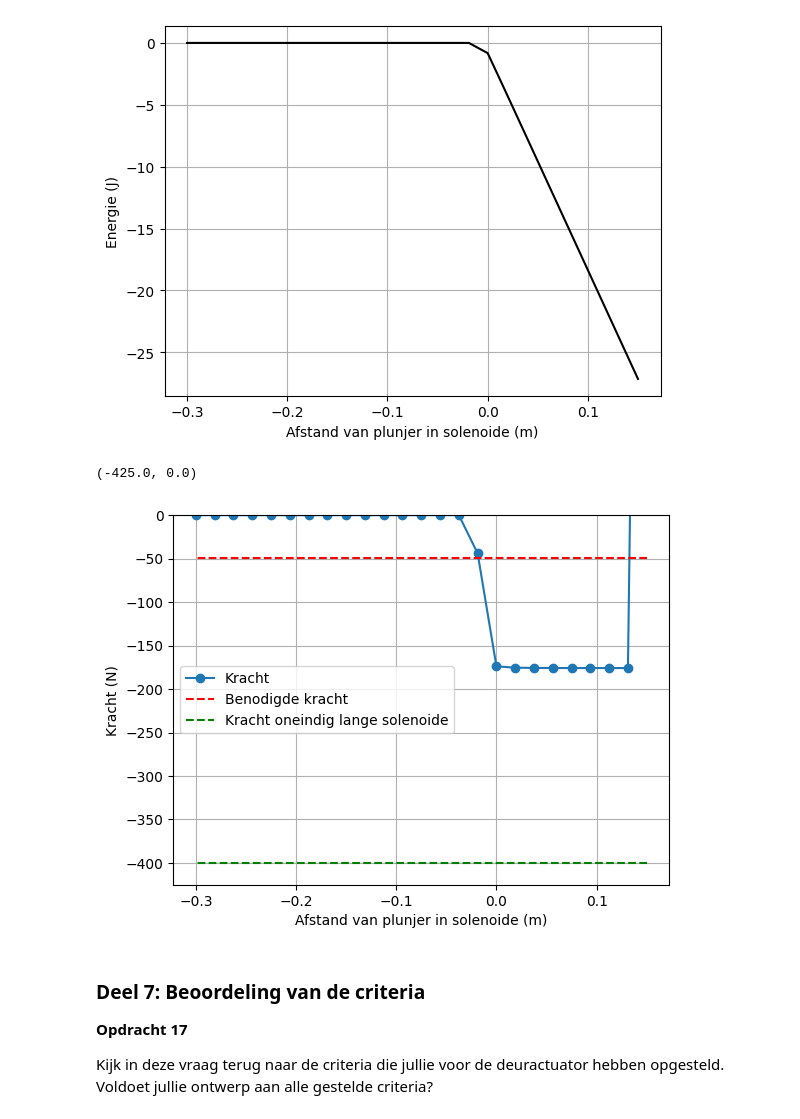
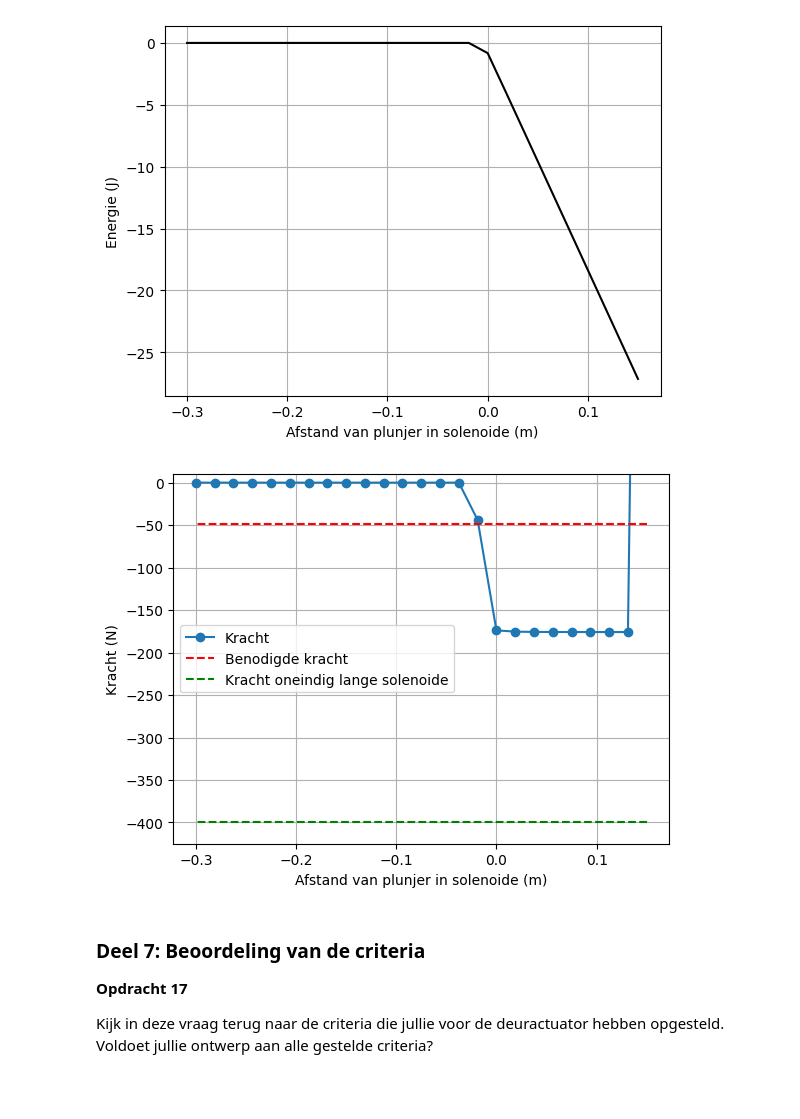
Before and after one commit to HugoRuttenTU/opdrachten-DEF-D, a Jupyter notebook: 2KrachtactuatorOpdracht/2KrachtactuatorOpdracht/KrachtactuatorOpdracht.ipynb, the cells around one changed output. Drawn from its saved outputs; the diff is of its cells as text; code cells hidden in the pictures; blank space fills up the shorter version.

```diff
--- a/2KrachtactuatorOpdracht/2KrachtactuatorOpdracht/KrachtactuatorOpdracht.ipynb
+++ b/2KrachtactuatorOpdracht/2KrachtactuatorOpdracht/KrachtactuatorOpdracht.ipynb
@@ -390,7 +390,7 @@ We gaan nu het magneetveld van onze solenoide uitrekenen. Deze solenoide is een
 def parametrisatie(N,r_sol,aantal_omwentelingen,L_sol):
     t=np.linspace(0, 1, N)
     x = r_sol * np.cos(2 * np.pi * aantal_omwentelingen*t) # x coordinaten
-    y = -r_sol * np.sin(2 * np.pi * aantal_omwentelingen*t) # y coordinaten
+    y = r_sol * np.sin(2 * np.pi * aantal_omwentelingen*t) # y coordinaten
     z = L_sol* t - L_sol/2  # z componenten
     return x,y,z
 # %% [markdown]
@@ -530,16 +530,16 @@ plt.show()
 # %%
 force_analytical = -mu_0*mu_r*np.pi*r_s**2*aantal_omwentelingen**2*I**2/2/L_s**2 # Kracht uitrekenen numeriek
 force_numerical=np.diff(Wz, n=1, append=[0])/(z_ax[1] - z_ax[0]) # Kracht uitrekenen
 
 # Plotting the results
 plt.plot(L_s/2 - z_ax, np.flipud(force_numerical), '-o', label='Kracht')
 plt.plot(L_s/2 - z_ax, (-5*9.8)*np.ones(n_ax), '--r', label='Benodigde kracht')
 plt.plot(L_s/2 - z_ax, force_analytical*np.ones(n_ax), '--g', label='Kracht oneindig lange solenoide')
 plt.xlabel('Afstand van plunjer in solenoide (m)'), plt.ylabel('Kracht (N)'), plt.grid(), plt.legend()
-plt.ylim([-425, 0])
+plt.ylim([-425, 10])
+plt.show()
 # %% [output]
-(-425.0, 0.0)
-[figure, old version]
+[figure, new version]
 # %% [markdown]
 ### Deel 7: Beoordeling van de criteria
 **Opdracht 17**
```
Also changed, not shown: parts of 6 cells of this notebook.
